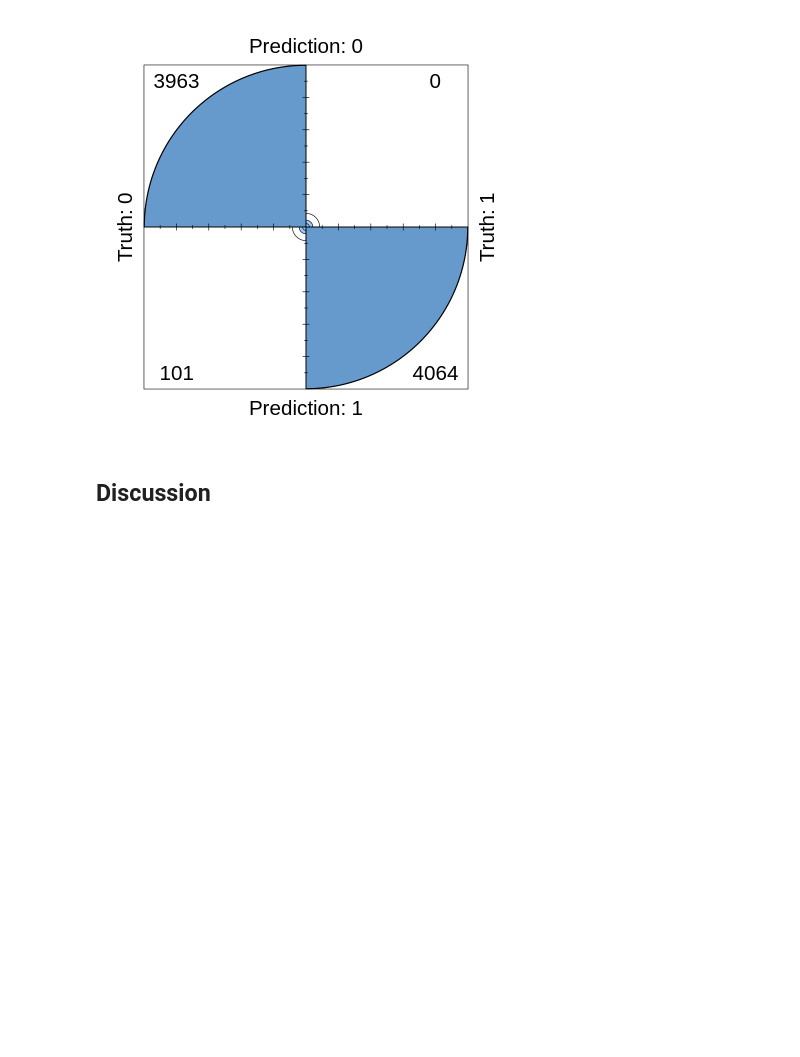
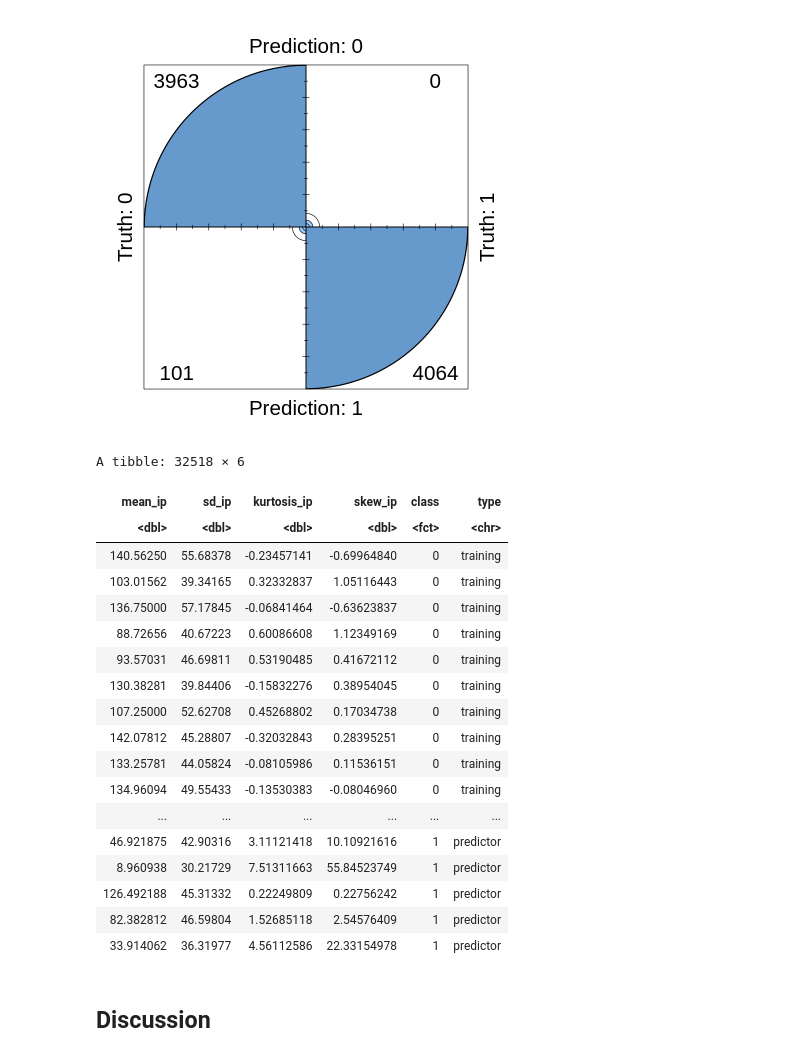
Before and after one commit to iaujla01/DSCI100Project, a Jupyter notebook: project_main.ipynb, the cells around one changed output. Saved outputs shown, nothing was run; the diff lists cells and outputs as text; code cells hidden in the pictures; blank space fills up the shorter version.

Commit message:
Combined data set

```diff
--- a/project_main.ipynb
+++ b/project_main.ipynb
@@ -334,6 +334,34 @@ Prediction    0    1
 fourfoldplot(htru_matrix$table)
 # %% [output]
 [figure]
+# %%
+total <- htru_train %>%
+mutate(type = "training")
+
+total2 <- htru_test %>%
+mutate(type = "predictor")
+combined <- rbind(total, total2)
+combined
+# %% [output]
+A tibble: 32518 × 6
+| mean_ip | sd_ip | kurtosis_ip | skew_ip | class | type |
+| <dbl> | <dbl> | <dbl> | <dbl> | <fct> | <chr> |
+| 140.56250 | 55.68378 | -0.23457141 | -0.69964840 | 0 | training |
+| 103.01562 | 39.34165 | 0.32332837 | 1.05116443 | 0 | training |
+| 136.75000 | 57.17845 | -0.06841464 | -0.63623837 | 0 | training |
+| 88.72656 | 40.67223 | 0.60086608 | 1.12349169 | 0 | training |
+| 93.57031 | 46.69811 | 0.53190485 | 0.41672112 | 0 | training |
+| 130.38281 | 39.84406 | -0.15832276 | 0.38954045 | 0 | training |
+| 107.25000 | 52.62708 | 0.45268802 | 0.17034738 | 0 | training |
+| 142.07812 | 45.28807 | -0.32032843 | 0.28395251 | 0 | training |
+| 133.25781 | 44.05824 | -0.08105986 | 0.11536151 | 0 | training |
+| 134.96094 | 49.55433 | -0.13530383 | -0.08046960 | 0 | training |
+| ... | ... | ... | ... | ... | ... |
+| 46.921875 | 42.90316 | 3.11121418 | 10.10921616 | 1 | predictor |
+| 8.960938 | 30.21729 | 7.51311663 | 55.84523749 | 1 | predictor |
+| 126.492188 | 45.31332 | 0.22249809 | 0.22756242 | 1 | predictor |
+| 82.382812 | 46.59804 | 1.52685118 | 2.54576409 | 1 | predictor |
+| 33.914062 | 36.31977 | 4.56112586 | 22.33154978 | 1 | predictor |
 # %% [markdown]
 ## Discussion
 # %% [markdown]
```
